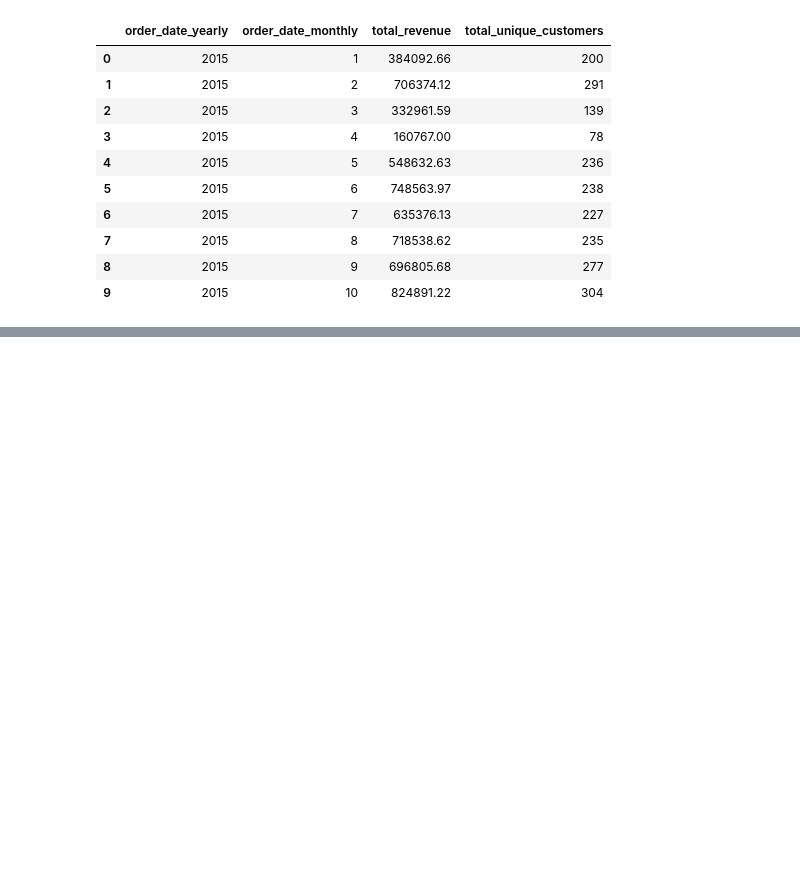
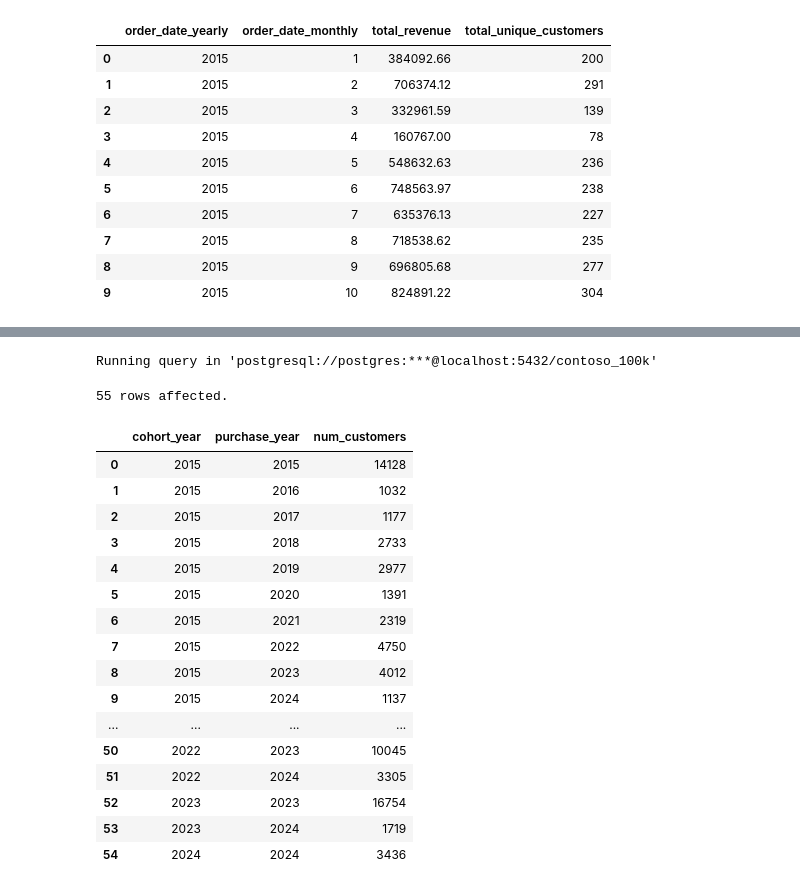
Before and after one commit to Yoshino4a7/prrsv_dataset, a Jupyter notebook: Resources/Blank_SQL_Notebook.ipynb, the cells around one changed output, grey strips where cells are left out. Saved outputs shown, nothing was run; the diff lists cells and outputs as text; code cells hidden in the pictures; blank space fills up the shorter version.

```diff
--- a/Resources/Blank_SQL_Notebook.ipynb
+++ b/Resources/Blank_SQL_Notebook.ipynb
@@ -242,0 +388,42 @@ LIMIT 10
+# %%
+%%sql
+
+WITH yearly_cohort AS (
+  SELECT DISTINCT
+    customerkey,
+    EXTRACT(YEAR FROM MIN(orderdate) OVER(PARTITION BY customerkey)) AS cohort_year,
+    EXTRACT(YEAR FROM orderdate) AS purchase_year
+FROM sales
+-- 获得某客户第一次订购商品的年份
+)
+SELECT DISTINCT
+  yc.cohort_year,
+  yc.purchase_year,
+  COUNT(s.customerkey) OVER(PARTITION BY yc.purchase_year,yc.cohort_year) AS num_customers
+FROM sales s
+LEFT JOIN yearly_cohort yc ON s.customerkey = yc.customerkey
+ORDER BY
+  yc.cohort_year,
+  yc.purchase_year
+
+-- 获取不同年份的客户数量对比
+# %% [output]
+Running query in 'postgresql://postgres:***@localhost:5432/contoso_100k'
+55 rows affected.
+|  | cohort_year | purchase_year | num_customers |
+| 0 | 2015 | 2015 | 14128 |
+| 1 | 2015 | 2016 | 1032 |
+| 2 | 2015 | 2017 | 1177 |
+| 3 | 2015 | 2018 | 2733 |
+| 4 | 2015 | 2019 | 2977 |
+| 5 | 2015 | 2020 | 1391 |
+| 6 | 2015 | 2021 | 2319 |
+| 7 | 2015 | 2022 | 4750 |
+| 8 | 2015 | 2023 | 4012 |
+| 9 | 2015 | 2024 | 1137 |
+| ... | ... | ... | ... |
+| 50 | 2022 | 2023 | 10045 |
+| 51 | 2022 | 2024 | 3305 |
+| 52 | 2023 | 2023 | 16754 |
+| 53 | 2023 | 2024 | 1719 |
+| 54 | 2024 | 2024 | 3436 |
```
Also changed, not shown: parts of 11 cells of this notebook.
